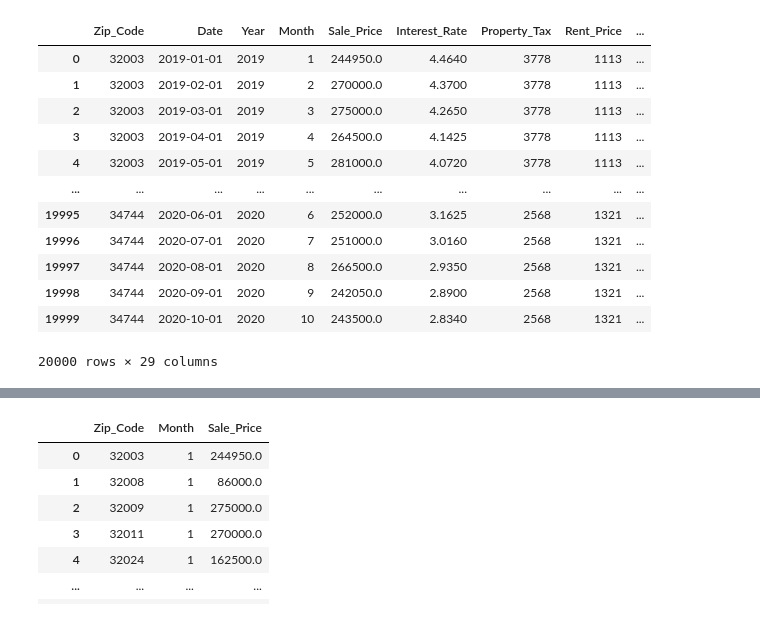
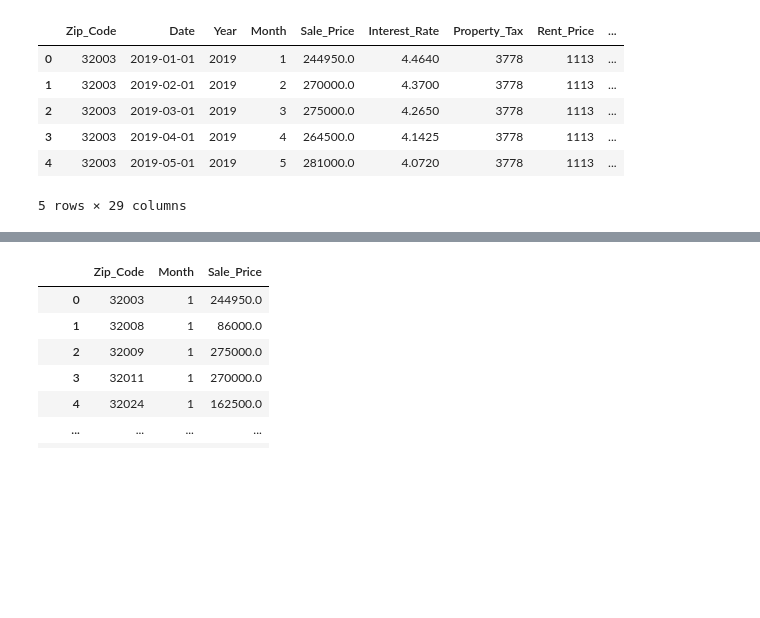
Before and after one commit to FinalProject-2021/Housing_Valuation, a Jupyter notebook: ML_model_K.ipynb, the cells around one changed output, grey strips where cells are left out. Cells and saved outputs as stored; diff of their text form; code cells hidden in the pictures; blank space fills up the shorter version.

```diff
--- a/ML_model_K.ipynb
+++ b/ML_model_K.ipynb
@@ -11,22 +11,16 @@ from lightgbm import LGBMRegressor
 # %%
 # Read csv file
 data = pd.read_csv('./Resources/Final_Data.csv')
 
-data.head(20000)
+data.head()
 # %% [output]
 |  | Zip_Code | Date | Year | Month | Sale_Price | Interest_Rate | Property_Tax | Rent_Price | ... |
 | 0 | 32003 | 2019-01-01 | 2019 | 1 | 244950.0 | 4.4640 | 3778 | 1113 | ... |
 | 1 | 32003 | 2019-02-01 | 2019 | 2 | 270000.0 | 4.3700 | 3778 | 1113 | ... |
 | 2 | 32003 | 2019-03-01 | 2019 | 3 | 275000.0 | 4.2650 | 3778 | 1113 | ... |
 | 3 | 32003 | 2019-04-01 | 2019 | 4 | 264500.0 | 4.1425 | 3778 | 1113 | ... |
 | 4 | 32003 | 2019-05-01 | 2019 | 5 | 281000.0 | 4.0720 | 3778 | 1113 | ... |
-| ... | ... | ... | ... | ... | ... | ... | ... | ... | ... |
-| 19995 | 34744 | 2020-06-01 | 2020 | 6 | 252000.0 | 3.1625 | 2568 | 1321 | ... |
-| 19996 | 34744 | 2020-07-01 | 2020 | 7 | 251000.0 | 3.0160 | 2568 | 1321 | ... |
-| 19997 | 34744 | 2020-08-01 | 2020 | 8 | 266500.0 | 2.9350 | 2568 | 1321 | ... |
-| 19998 | 34744 | 2020-09-01 | 2020 | 9 | 242050.0 | 2.8900 | 2568 | 1321 | ... |
-| 19999 | 34744 | 2020-10-01 | 2020 | 10 | 243500.0 | 2.8340 | 2568 | 1321 | ... |
-20000 rows × 29 columns
+5 rows × 29 columns
 # %%
 data.loc[data.Year == 2020, "Month"] += 12
 # %%
```
Also changed, not shown: parts of 4 cells of this notebook, 1 other file.
